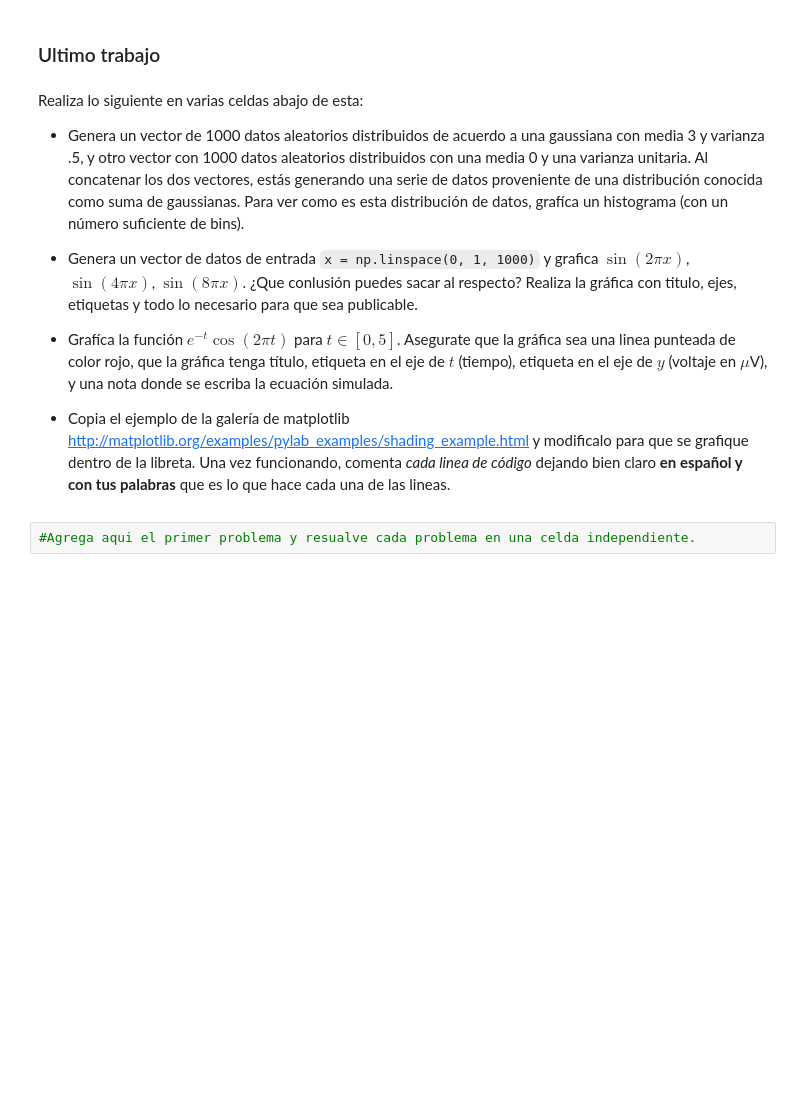
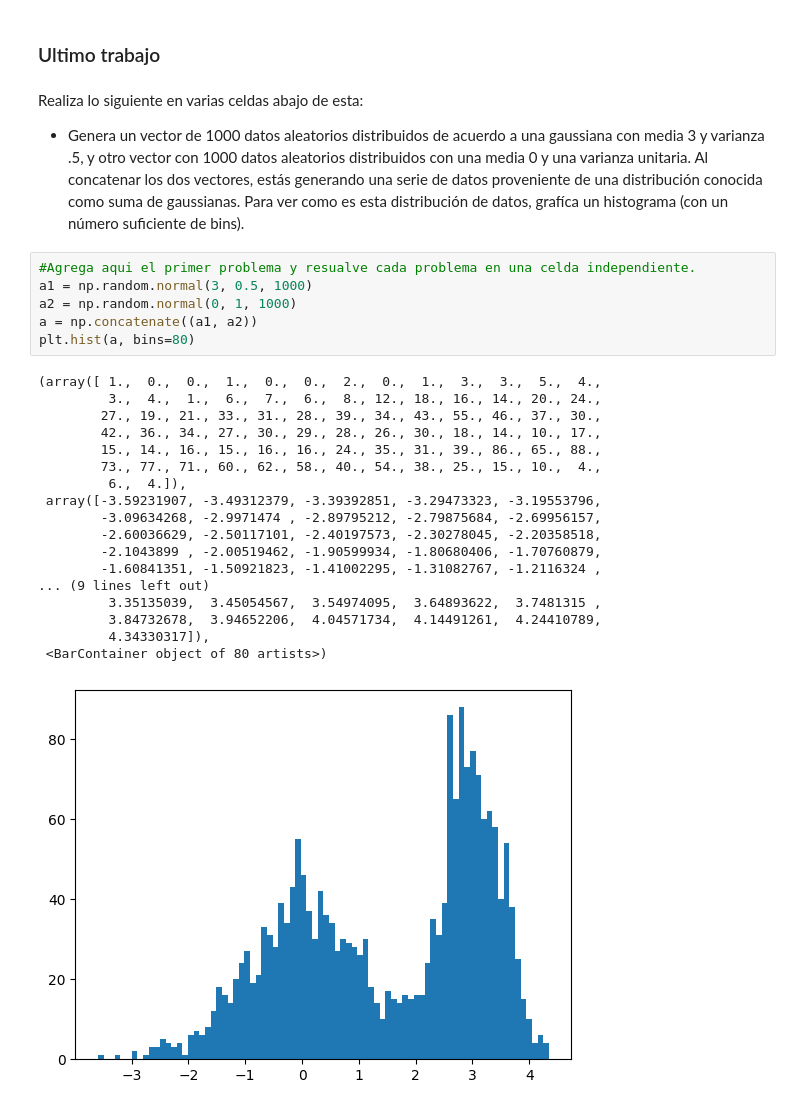
Before and after one commit to AlbertoAmayaSoria/IA_class_repository, a Jupyter notebook: Tareas/EvaluacionDeConocimientos/Introducción a Numpy y Matplotlib.ipynb, the cells around one changed output. Cells and saved outputs as stored; diff of their text form; blank space fills up the shorter version.

```diff
--- a/Tareas/EvaluacionDeConocimientos/Introducción a Numpy y Matplotlib.ipynb
+++ b/Tareas/EvaluacionDeConocimientos/Introducción a Numpy y Matplotlib.ipynb
@@ -509,11 +569,28 @@ plt.title('Estable sobreamortiguado')
 Realiza lo siguiente en varias celdas abajo de esta:
 
 * Genera un vector de 1000 datos aleatorios distribuidos de acuerdo a una gaussiana con media 3 y varianza .5, y otro vector con 1000 datos aleatorios distribuidos con una media 0 y una varianza unitaria. Al concatenar los dos vectores, estás generando una serie de datos proveniente de una distribución conocida como suma de gaussianas. Para ver como es esta distribución de datos, grafíca un histograma (con un número suficiente de bins).
-
-* Genera un vector de datos de entrada `x = np.linspace(0, 1, 1000)` y grafica $\sin(2\pi x)$, $\sin(4\pi x)$, $\sin(8\pi x)$. ¿Que conlusión puedes sacar al respecto? Realiza la gráfica con titulo, ejes, etiquetas y todo lo necesario para que sea publicable.
-
-* Grafíca la función $e^{-t}\cos(2\pi t)$ para $t \in [0, 5]$. Asegurate que la gráfica sea una linea punteada de color rojo, que la gráfica tenga título, etiqueta en el eje de $t$ (tiempo), etiqueta en el eje de $y$ (voltaje en $\mu$V), y una nota donde se escriba la ecuación simulada.
-
-* Copia el ejemplo de la galería de matplotlib http://matplotlib.org/examples/pylab_examples/shading_example.html y modificalo para que se grafique dentro de la libreta. Una vez funcionando, comenta *cada linea de código* dejando bien claro **en español y con tus palabras** que es lo que hace cada una de las lineas.
 # %%
 #Agrega aqui el primer problema y resualve cada problema en una celda independiente.
+a1 = np.random.normal(3, 0.5, 1000)
+a2 = np.random.normal(0, 1, 1000)
+a = np.concatenate((a1, a2))
+plt.hist(a, bins=80)
+# %% [output]
+(array([ 1.,  0.,  0.,  1.,  0.,  0.,  2.,  0.,  1.,  3.,  3.,  5.,  4.,
+         3.,  4.,  1.,  6.,  7.,  6.,  8., 12., 18., 16., 14., 20., 24.,
+        27., 19., 21., 33., 31., 28., 39., 34., 43., 55., 46., 37., 30.,
+        42., 36., 34., 27., 30., 29., 28., 26., 30., 18., 14., 10., 17.,
+        15., 14., 16., 15., 16., 16., 24., 35., 31., 39., 86., 65., 88.,
+        73., 77., 71., 60., 62., 58., 40., 54., 38., 25., 15., 10.,  4.,
+         6.,  4.]),
+ array([-3.59231907, -3.49312379, -3.39392851, -3.29473323, -3.19553796,
+        -3.09634268, -2.9971474 , -2.89795212, -2.79875684, -2.69956157,
+        -2.60036629, -2.50117101, -2.40197573, -2.30278045, -2.20358518,
+        -2.1043899 , -2.00519462, -1.90599934, -1.80680406, -1.70760879,
+        -1.60841351, -1.50921823, -1.41002295, -1.31082767, -1.2116324 ,
+... (9 lines left out)
+         3.35135039,  3.45054567,  3.54974095,  3.64893622,  3.7481315 ,
+         3.84732678,  3.94652206,  4.04571734,  4.14491261,  4.24410789,
+         4.34330317]),
+ <BarContainer object of 80 artists>)
+[figure, added]
```
Also changed, not shown: parts of 12 cells of this notebook.
